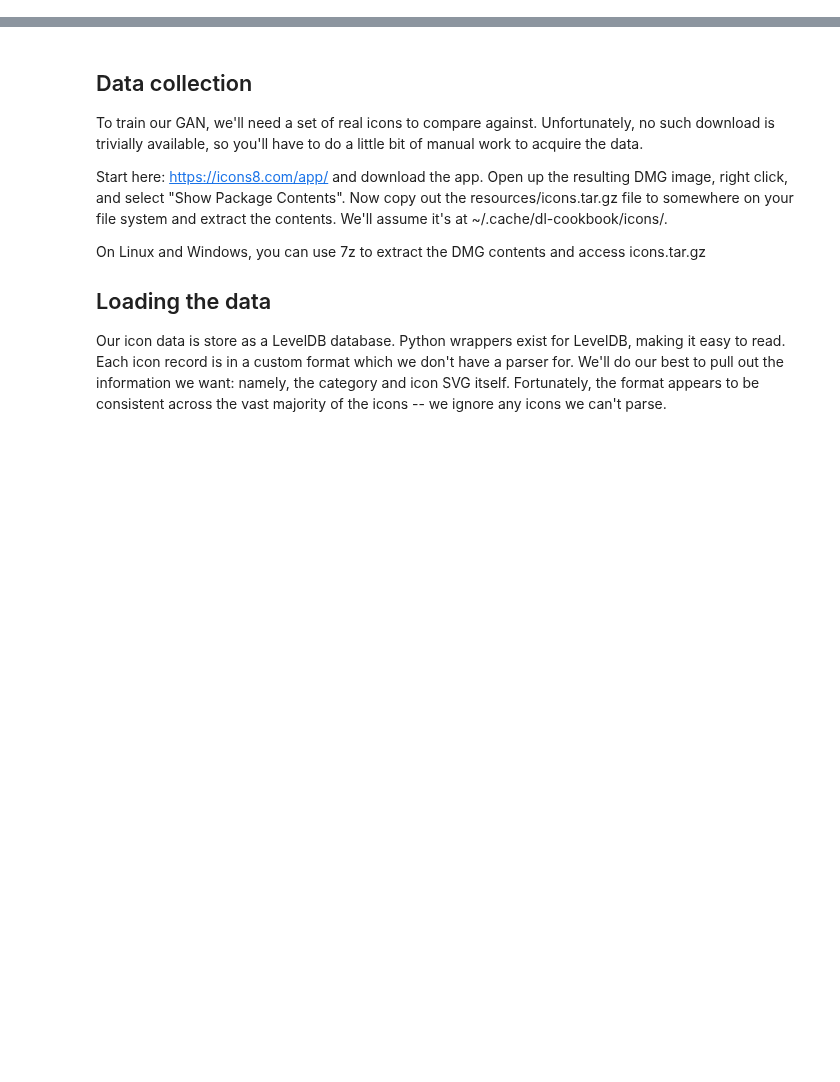
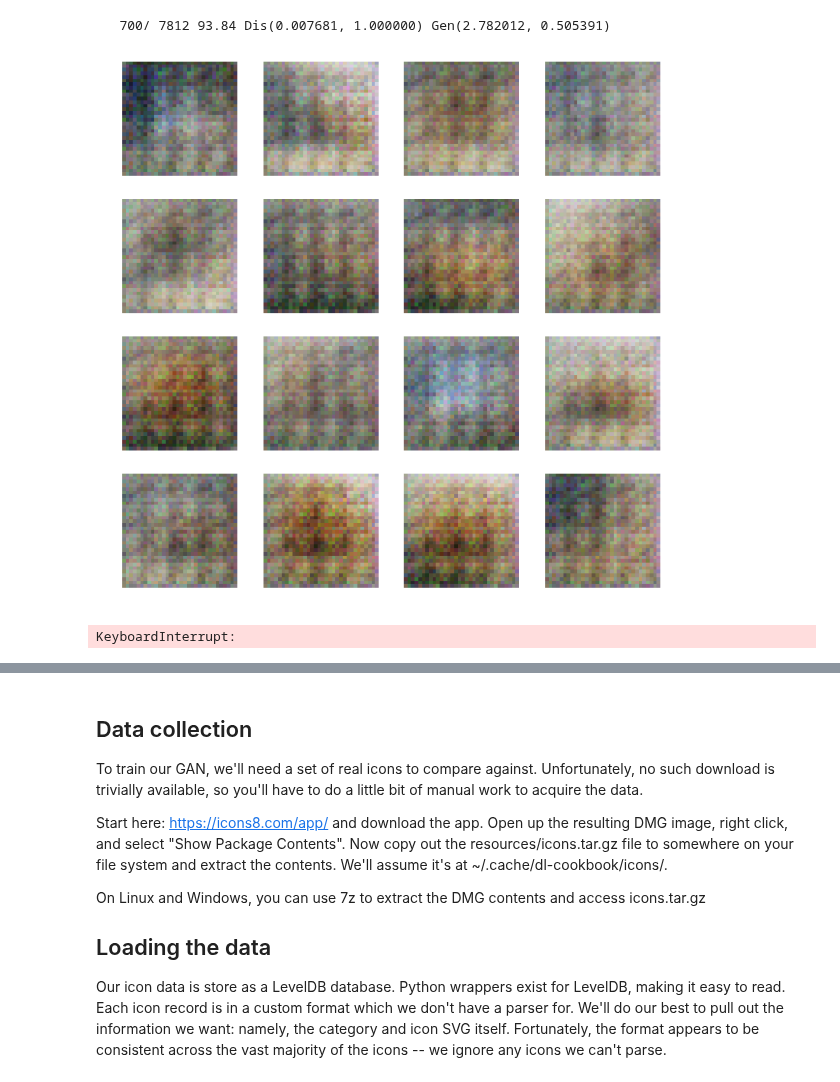
Before and after one commit to DOsinga/deep_learning_cookbook, a Jupyter notebook: GAN.ipynb, the cells around one changed output, grey strips where cells are left out. Drawn from its saved outputs; the diff is of its cells as text; code cells hidden in the pictures; blank space fills up the shorter version.

```diff
--- a/GAN.ipynb
+++ b/GAN.ipynb
@@ -6,0 +9,9 @@ Most GAN research focuses on real life images from the CIFAR or ImageNet dataset
+# %%
+from keras.datasets import cifar10
+import numpy as np
+import nb_utils
+
+(cifar_x_train, cifar_y_train), (cifar_x_test, cifar_y_test) = cifar10.load_data()
+cifar_x_train = cifar_x_train.astype('float32')
+cifar_x_train /= 255
+cifar_x_train -= 0.5
@@ -6,0 +33,5 @@ Most GAN research focuses on real life images from the CIFAR or ImageNet dataset
+# %%
+def adam():
+    import keras.optimizers
+    return keras.optimizers.Adam()
+#     return keras.optimizers.Adam(lr=1e-4, beta_1=0.2)
@@ -6,0 +167,19 @@ Most GAN research focuses on real life images from the CIFAR or ImageNet dataset
+# %%
+# Disable training of the discriminator network for this step.
+# Depending on the Keras version, we also disable/enable during training.
+#
+# We use the combined GAN network to train the generator portion only.
+def make_gan(gen_net, dis_net):
+    dis_net.trainable = False
+
+    latent = L.Input(shape=(noise_size, ))
+    generated = gen_net([latent])
+    g_score = dis_net(generated)
+
+    GAN = Model(inputs=[latent], outputs=[g_score])
+    GAN.compile(loss='binary_crossentropy', optimizer=adam(), metrics=['accuracy'])
+    GAN.summary()
+
+    dis_net.trainable = True
+
+    return GAN
@@ -6,0 +263,6 @@ Most GAN research focuses on real life images from the CIFAR or ImageNet dataset
+# %%
+samples = train(gen_net_cifar, dis_net_cifar, cifar_x_train)
+# %% [output]
+   700/ 7812 93.84 Dis(0.007681, 1.000000) Gen(2.782012, 0.505391)
+[figure, added]
+KeyboardInterrupt:
```
Also changed, not shown: parts of 33 cells of this notebook, 2 other files.
